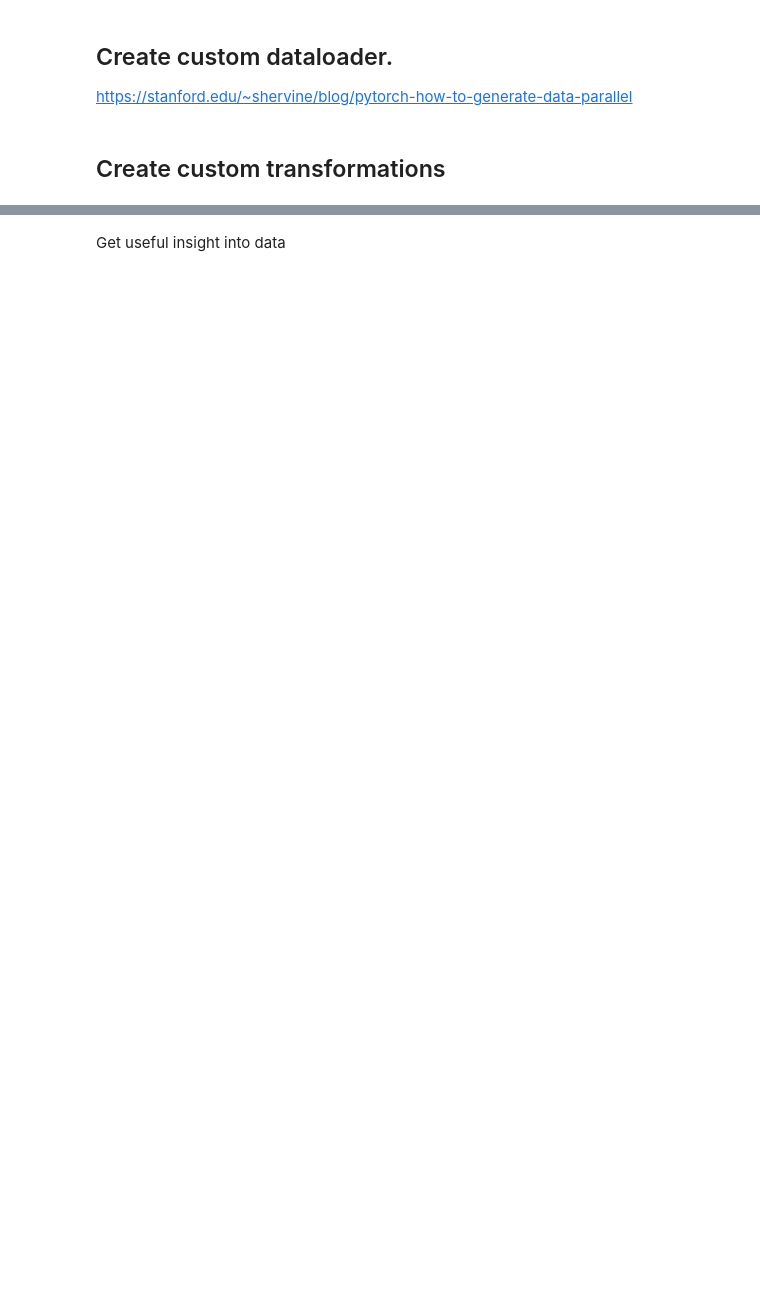
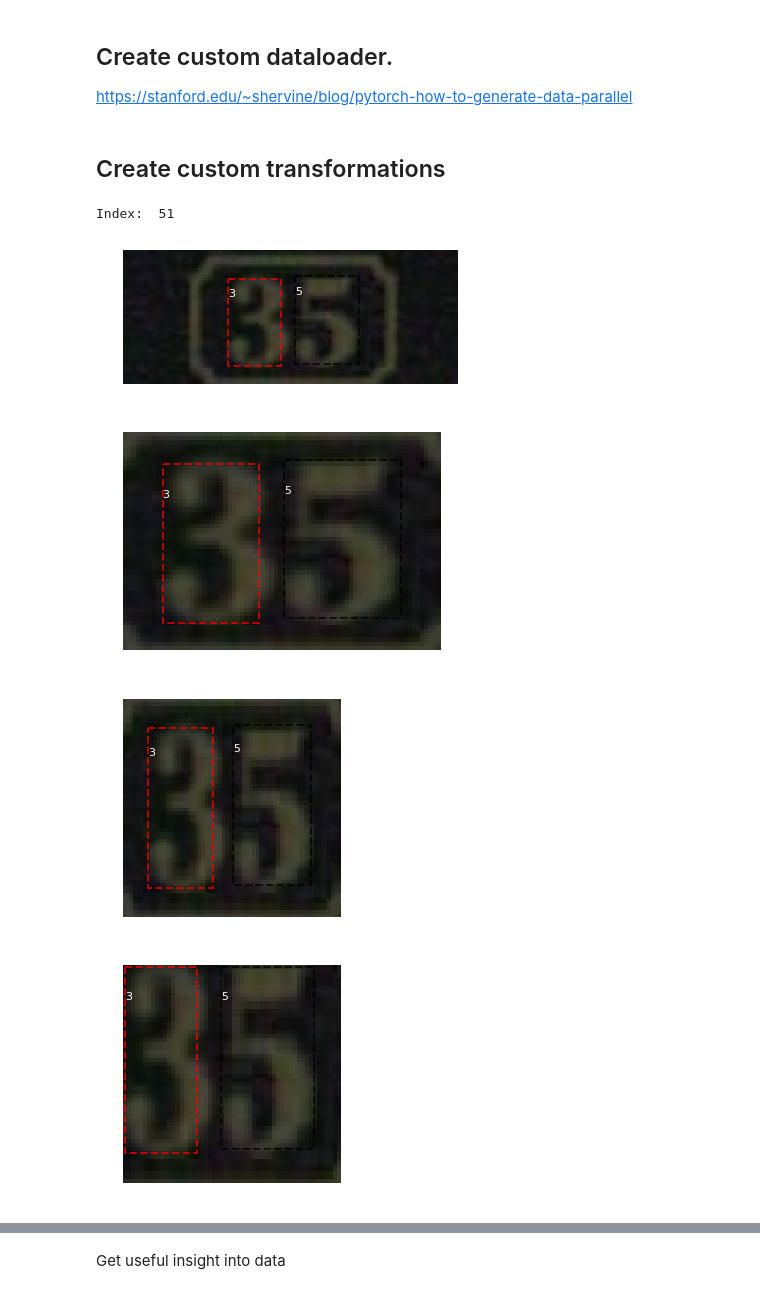
Before and after one commit to mila-iqia/digit-detection, a Jupyter notebook: dataloader.ipynb, the cells around one changed output, grey strips where cells are left out. Cells and saved outputs as stored; diff of their text form; code cells hidden in the pictures; blank space fills up the shorter version.

```diff
--- a/dataloader.ipynb
+++ b/dataloader.ipynb
@@ -210,22 +210,35 @@ class ToTensor(object):
 
         image = np.asarray(image)
         image = image - np.mean(image)
+        assert image.shape == (54, 54, 3)
+
         # swap color axis because
         # numpy image: H x W x C
         # torch image: C X H X W
+        image = image.transpose((2, 0, 1))
+        image = torch.from_numpy(image).float()
+
 
         # TODO
         # Process boxes
 
+        labels = np.asarray(labels)
 
-        labels = np.asarray(labels)
-        labels = torch.from_numpy(labels)
+        # Target is a 1x6 vector, where [0] is the number of digits and
+        # targets[1:targets[0]] is the digit sequence.
+        # i.e. the sequence 157 is represented by target [3,1,5,5,7,-1,-1]
+        target = -np.ones(6)
+        target[0] = len(labels)
 
-        metadata = {'boxes': boxes, 'labels': labels}
+        for jj in range(len(labels)):
 
-        image = image.transpose((2, 0, 1))
-        return {'image': torch.from_numpy(image),
-                'metadata': metadata}
+            target[jj+1] = labels[jj]
+
+        target = torch.from_numpy(target).int()
+#         metadata = {'boxes': boxes, 'labels': labels}
+
+        return {'image': image,
+                'target': target}
 # %%
 ## code to extract bboxes
 ## Inspiration: https://github.com/matterport/Mask_RCNN/blob/master/mrcnn/visualize.py
@@ -322,28 +335,34 @@ def visualize_sample(sample, outer_bbox=None):
 # %%
 from torchvision import transforms, utils
 
 
 traindata = SVHNDataset(metadata_train, traindata_dir)
 
 firstcrop = FirstCrop(0.3)
 rescale = Rescale((64, 64))
 random_crop = RandomCrop((54, 54))
 to_tensor = ToTensor()
 
 transform = transforms.Compose([firstcrop,
                                 rescale,
                                 random_crop,
                                 ])
 
-index = np.random.randint(len(traindata))
+index = 51 #np.random.randint(len(traindata))
 print("Index: ", index)
 sample = traindata[index]
 visualize_sample(sample)
 
 for i, tsfrm in enumerate([firstcrop, rescale, random_crop]):
 
     sample = tsfrm(sample)
     visualize_sample(sample)
+# %% [output]
+Index:  51
+[figure, added]
+[figure, added]
+[figure, added]
+[figure, added]
 # %%
 # Create dataloader
 
```
Also changed, not shown: parts of 3 cells of this notebook.
